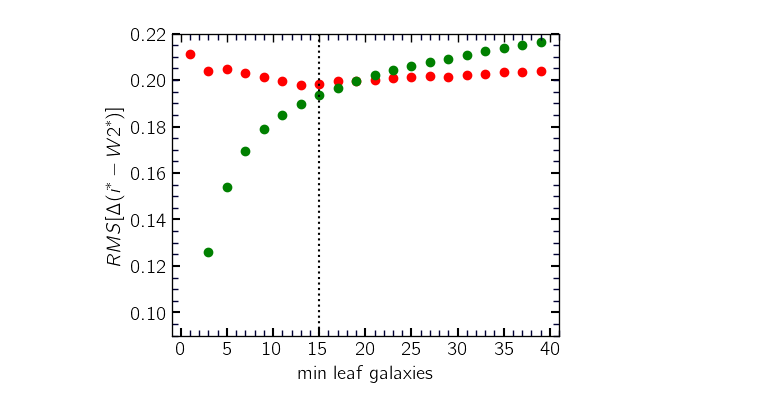
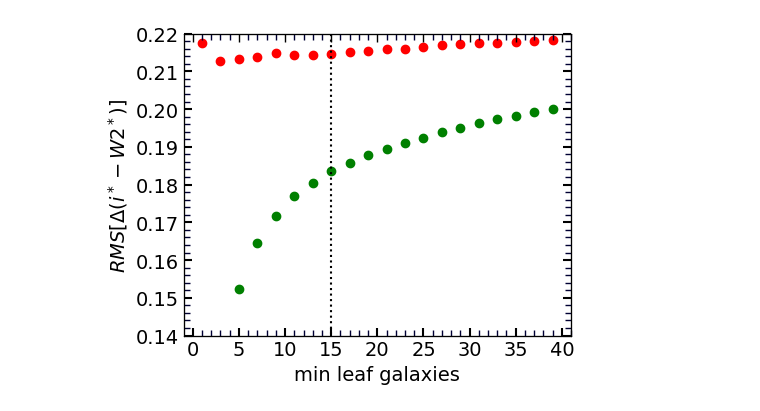
Before and after one commit to ekourkchi/reddening, a Jupyter notebook: Random_Forest_Reddening.ipynb, the cells around one changed output. Drawn from its saved outputs; the diff is of its cells as text; code cells hidden in the pictures.

Commit message:
fine tuning some plots

```diff
--- a/Random_Forest_Reddening.ipynb
+++ b/Random_Forest_Reddening.ipynb
@@ -143,11 +131,15 @@ table_tst, table_cvl, table_trn = prepareSamples(table, Seed_cross=300)
 # %%
 ################################ Feature selection, regression parameters
-features = ['g_r', 'r_i', 'mu50']
+table_tst, table_cvl, table_trn = prepareSamples(table, Seed_cross=200, N_cross=200, N_test=200)
+import pylab as py
+
+################################ Feature selection, regression parameters
+features = ['g_r', 'r_i', 'i_z', 'pc0']
 output   = 'i_w2'
-max_depth=2000
-n_estimators=2000
-max_features=3
-min_samples_leaf=10
+max_depth=9
+n_estimators=8146
+max_features=3 #len(features)
+min_samples_leaf=14
 bootstrap=True
 ################################ Regression (Random Forest)
 regr, x_trn, y_trn, p_y_trn, x_cvl, y_cvl, p_y_cvl, x_tst, y_tst, p_y_tst = esn_RForest( \
@@ -179,20 +172,20 @@ mu50  --> 84.47%
 # %%
 nLeaf = np.arange(1,40,2)
-Seeds = range(300)
+Seeds = range(20)
 Stdev_trn = np.ones(shape = (len(nLeaf),len(Seeds)))
 Stdev_cvl = np.ones(shape = (len(nLeaf),len(Seeds)))
 importance = np.ones(shape = (len(Seeds),4))
 
 for j in range(len(Seeds)):
-
+    print j
     table_tst, table_cvl, table_trn = prepareSamples(table, Seed_cross=Seeds[j])
 
     ################################ Feature selection, regression parameters
     features = ['g_r', 'r_i', 'i_z', 'pc0']
     output   = 'i_w2'
-    n_estimators=1000
-    max_depth = 2000
-    max_features=len(features)
+    n_estimators=10000
+    max_depth = 10
+    max_features=3
     bootstrap=True
     ################################ Regression (Random Forest)
 
@@ -210,6 +203,4 @@ plt.plot(nLeaf, np.median(Stdev_trn,1), 'go')
 plt.xlabel('min leaf galaxies',fontsize=14)
 plt.ylabel(r'$RMS (i^*-W2^*)_m-(i^*-W^*)_p$',fontsize=14)
 print np.median(importance.T,1)
-
-plt.show()
 # %% [output]
@@ -218,17 +225,17 @@ plt.show()
 # %%
 Stdev_cvl0 = copy.deepcopy(Stdev_cvl)
 Stdev_trn0 = copy.deepcopy(Stdev_trn)
 
 fig = py.figure(figsize=(5, 4), dpi=100)
 ax = fig.add_subplot(111)
 
 ax.plot(nLeaf, np.median(Stdev_cvl0,1), 'ro')
 ax.plot(nLeaf, np.median(Stdev_trn0,1), 'go')
 ax.set_xlabel('min leaf galaxies',fontsize=14)
 ax.set_ylabel(r'$RMS [\Delta(i^*-W2^*)]$',fontsize=14)
 
 ax.plot([15,15],[0,20],'k:')
 
-set_axes([ax], [-1,41], [0.09,0.22])
+set_axes([ax], [-1,41], [0.14,0.22])
 # %% [output]
-[figure, old version]
+[figure, new version]
```
Also changed, not shown: parts of 23 cells of this notebook, 3 other files.
